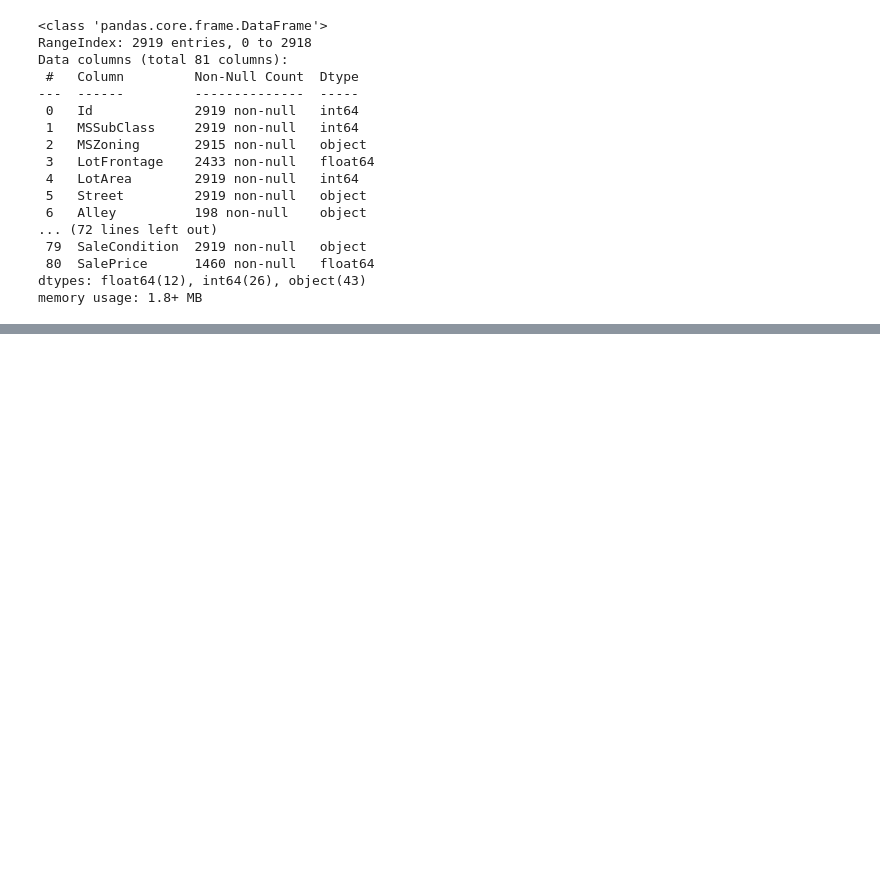
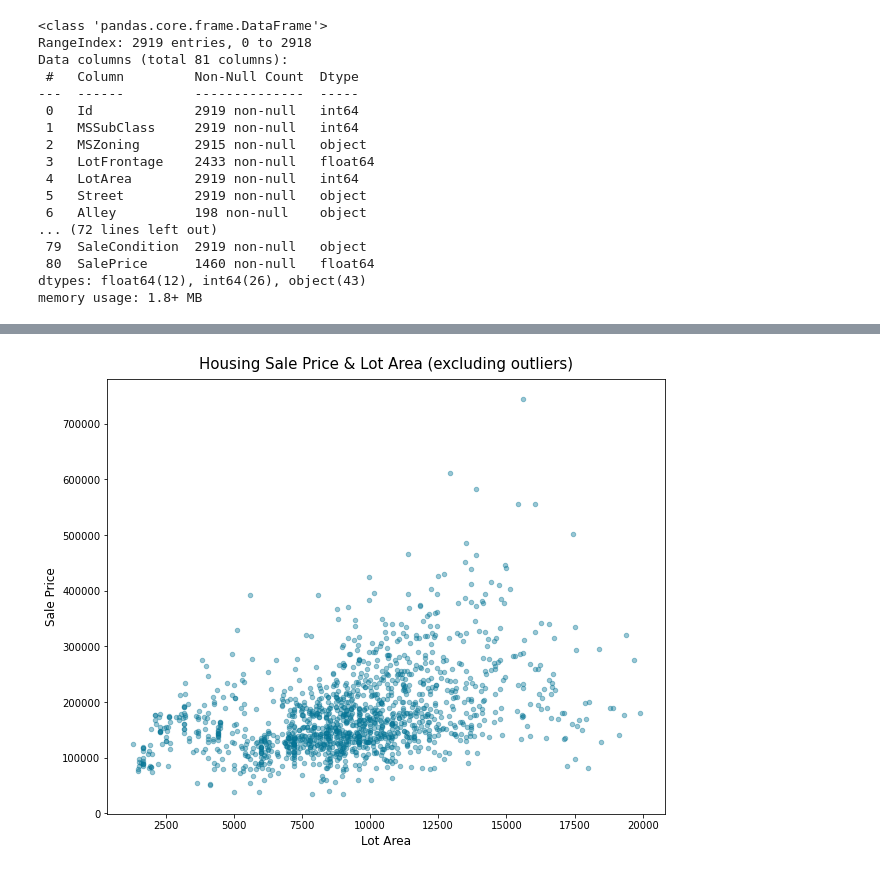
Before and after one commit to CS521-Burstein/final-project-alexmao0501, a Jupyter notebook: finalproject.ipynb, the cells around one changed output, grey strips where cells are left out. Cells and saved outputs as stored; diff of their text form; code cells hidden in the pictures; blank space fills up the shorter version.

```diff
--- a/finalproject.ipynb
+++ b/finalproject.ipynb
@@ -80,0 +193,7 @@ memory usage: 1.8+ MB
+# %%
+lotarea_saleprice = housing[housing['LotArea']<20000].plot(kind='scatter', x='LotArea', y='SalePrice', figsize=(10, 8), color = ('#047495'), alpha = 0.4);
+lotarea_saleprice.set_title('Housing Sale Price & Lot Area (excluding outliers)', fontsize=15, y=1.01);
+plt.xlabel('Lot Area', fontsize=12);
+plt.ylabel('Sale Price', fontsize=12);
+# %% [output]
+[figure, added]
```
Also changed, not shown: parts of 30 cells of this notebook.
